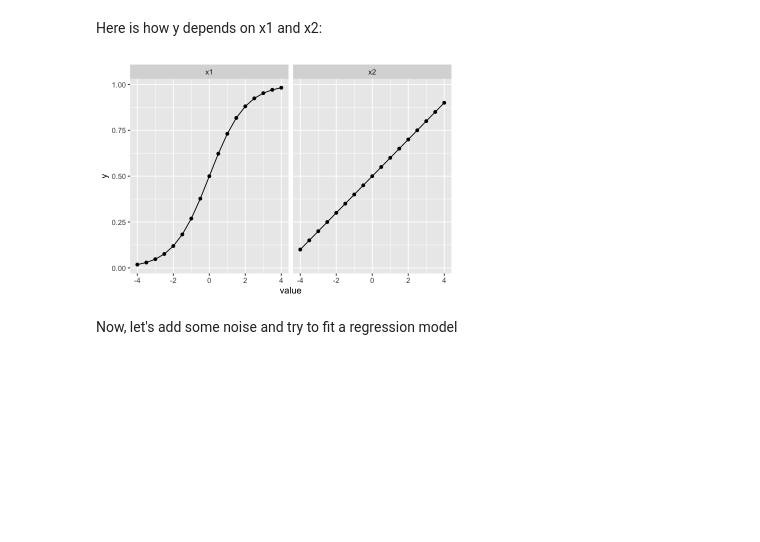
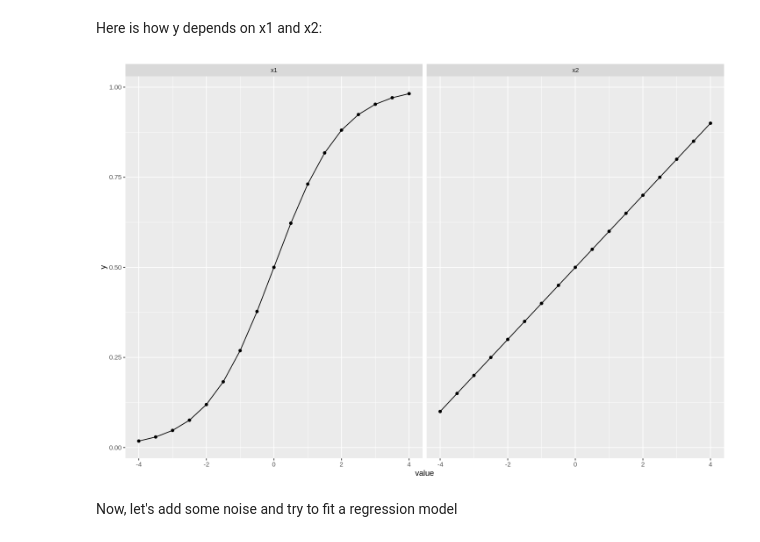
Before and after one commit to CoAxLab/Data-Explorations, a Jupyter notebook: book/_build/jupyter_execute/notebooks/data-as-objects-and-architectures.ipynb, the cells around one changed output. Cells and saved outputs as stored; diff of their text form; code cells hidden in the pictures; blank space fills up the shorter version.

Commit message:
Data objects tutorial update

```diff
--- a/book/_build/jupyter_execute/notebooks/data-as-objects-and-architectures.ipynb
+++ b/book/_build/jupyter_execute/notebooks/data-as-objects-and-architectures.ipynb
@@ -93,16 +85,16 @@ We'll learn more about the pipe (%>%) and `mutate` in the next tutorial!
 Here is how y depends on x1 and x2:
 # %%
 # setting figure size
-options(repr.plot.width=6, repr.plot.height=4)
+options(repr.plot.width=12, repr.plot.height=8)
 
 dat  %>%
     gather(var, value, x1, x2) %>% # make it long format - only x1 or x2 in each row
-    ggplot(aes(value, y)) +
+    ggplot(aes(value, y)) + # we will learn aboug ggplot in a later tutorial
     stat_summary(geom='point',fun=mean) +
     stat_summary(geom='line',fun=mean) +
-    facet_wrap(~var)
+    facet_wrap(~var) # optimally wraps figures as needed
 # %% [output]
-[figure, old version]
+[figure, new version]
 # %% [markdown]
 Now, let's add some noise and try to fit a regression model
 # %%
```
Also changed, not shown: parts of 10 cells of this notebook, 20 other files.
